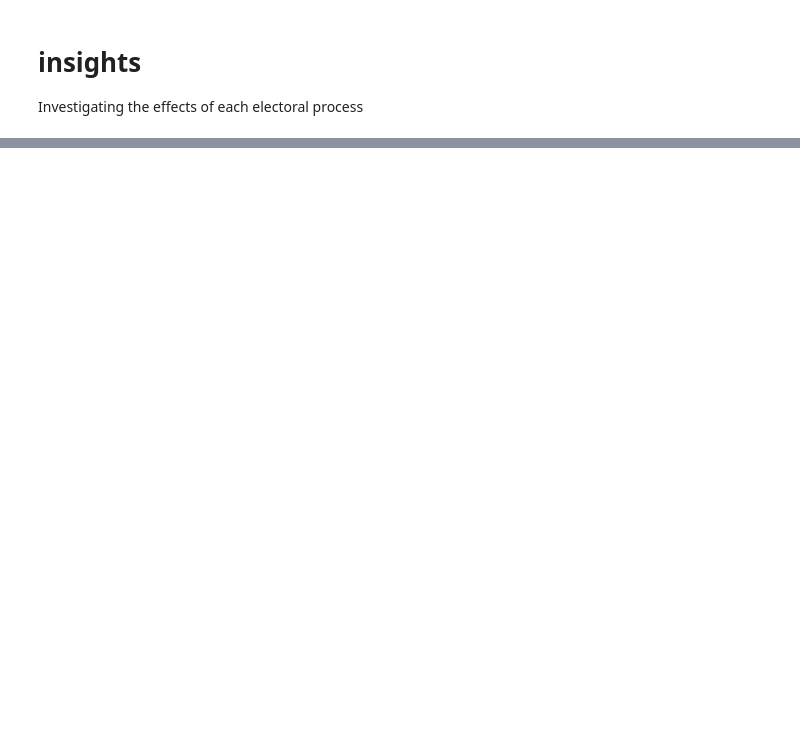
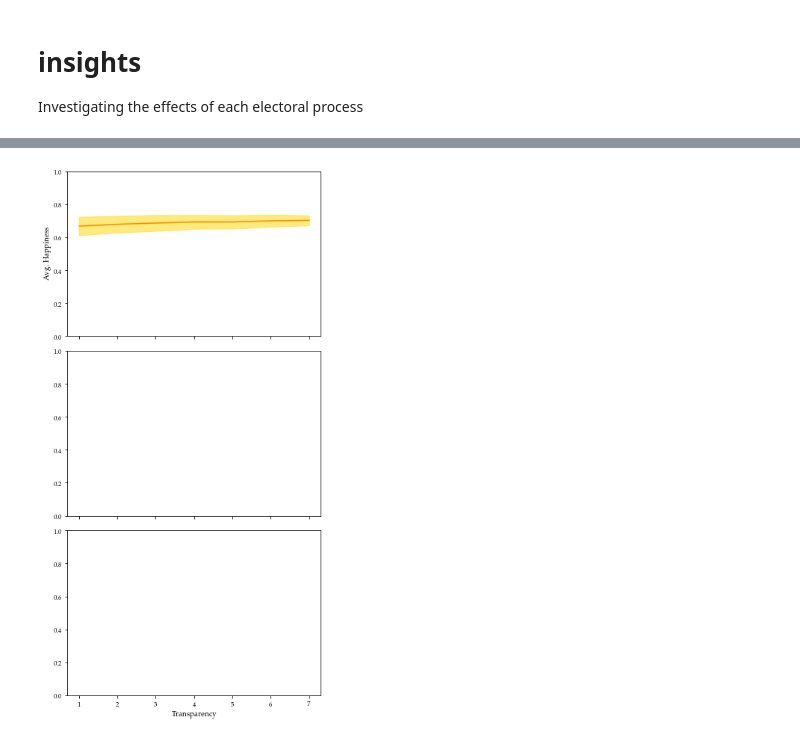
Before and after one commit to danielberenberg/modeling-cplx-sys, a Jupyter notebook: final_project/src/insights.ipynb, the cells around one changed output, grey strips where cells are left out. Saved outputs shown, nothing was run; the diff lists cells and outputs as text; code cells hidden in the pictures; blank space fills up the shorter version.

```diff
--- a/final_project/src/insights.ipynb
+++ b/final_project/src/insights.ipynb
@@ -71,0 +162,22 @@ plt.show()
+# %%
+#    get average satisfation for every population
+#        for each transparency level, for each voting system
+V_systems = ['general','ranked','approval']
+V_systems2label = {'general':"Plurality",'ranked':"Ranked-Choice",'approval':"Approval"}
+happ_dist_files = {}
+#uncomment once all voting systems are run
+#for V in V_systems:
+#    happ_dist_files[V] = glob.glob('ElectoralProcesses/{V}/*')
+happ_dist_files['general'] = glob.glob('ElectoralProcesses/general/*')
+
+transparencies = [1,2,3,4,5,6,7]
+happ_avgs = {V:{T:[] for T in transparencies} for V in happ_dist_files}
+for Vsys in happ_dist_files:
+    for t in transparencies:
+        for fname in [f for f in happ_dist_files[Vsys] if '_T{:02}_'.format(t) in f]:
+            with open(fname,'rb') as file:
+                diss_dist = pickle.load(file)
+                happ_dist = [(2-diss)/2 for diss in diss_dist]
+                #happ_dist = [(2-diss) for diss in diss_dist]
+                happ_mean = np.mean(happ_dist)
+                happ_avgs[Vsys][t].append(happ_mean)
@@ -71,0 +192,17 @@ plt.show()
+# %%
+# subplot version of transparency plot
+f, axes = plt.subplots(3,1,figsize=(5.5,10.5),sharex=True)
+for i,V in enumerate(happ_avgs):
+    t_avgs = [np.mean(happ_avgs[V][t]) for t in transparencies]
+    t_std = [np.std(happ_avgs[V][t]) for t in transparencies]
+
+    axes[i].plot(transparencies,t_avgs,color='darkorange',label='Average over {} populations'.format(len(happ_avgs[V][1])))
+    axes[i].fill_between(transparencies,t_avgs,[u+1.96*s for u,s in zip(t_avgs,t_std)],alpha=0.5, color='gold')
+    axes[i].fill_between(transparencies,t_avgs,[u-1.96*s for u,s in zip(t_avgs,t_std)],alpha=0.5, color='gold',label='95% CI')
+    axes[i].set_ylim(0,1)
+    axes[i].set_ylabel('Avg. Happiness')
+plt.xlabel('Transparency')
+plt.tight_layout()
+plt.show()
+# %% [output]
+[figure, added]
```
Also changed, not shown: parts of 18 cells of this notebook, 4 other files.
